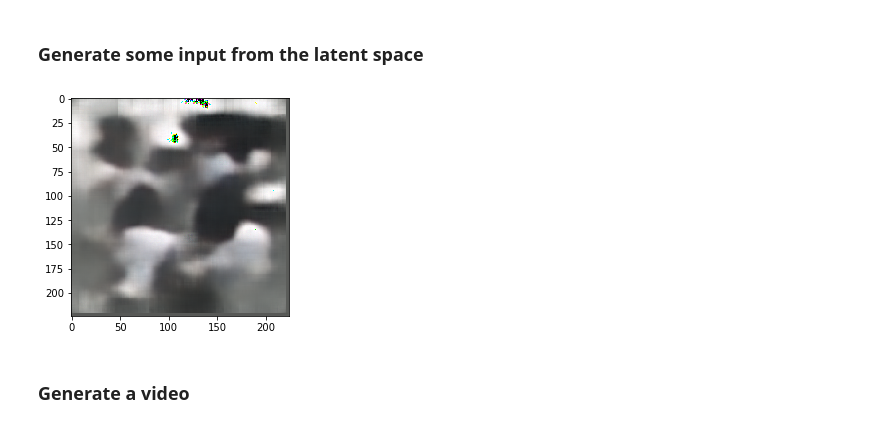
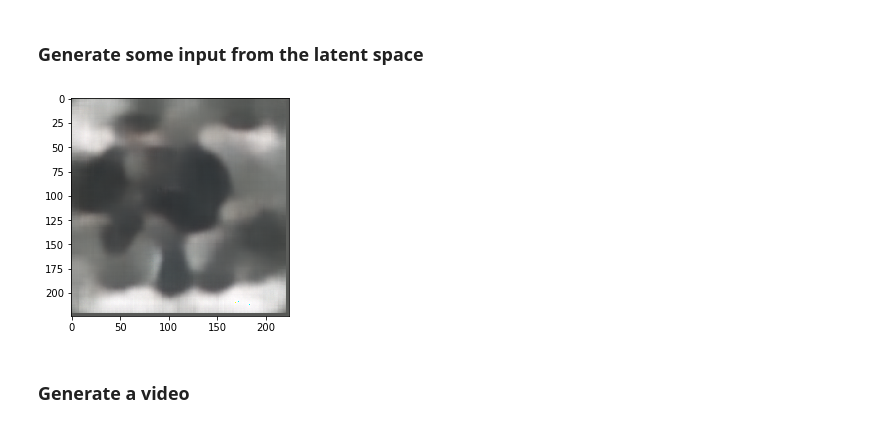
Before and after one commit to leonardoaraujosantos/Variational_AutoEncoder, a Jupyter notebook: src/notebooks/tensorflow/VAE_People_Generator.ipynb, the cells around one changed output. Cells and saved outputs as stored; diff of their text form; code cells hidden in the pictures.

```diff
--- a/src/notebooks/tensorflow/VAE_People_Generator.ipynb
+++ b/src/notebooks/tensorflow/VAE_People_Generator.ipynb
@@ -132,16 +132,16 @@ INFO:tensorflow:Restoring parameters from /home/laraujo/work/Variational_AutoEnc
 ### Generate some input from the latent space
 # %%
 # Create a latent as a normal distribution with size 20, mean 0, variance 1
-latent = np.random.normal(0, 10, [1,40])
+latent = np.random.normal(0, 8, [1,40])
 
 #latent = np.ones([1,20])
 #latent[0,1:10] = -1
 
 out_img = sess.run(model_out, feed_dict={model_in:latent})
 plt.imshow(out_img.reshape([224,224,3]))
 plt.show()
 # %% [output]
-[figure, old version]
+[figure, new version]
 # %% [markdown]
 ### Generate a video
 # %%
```
